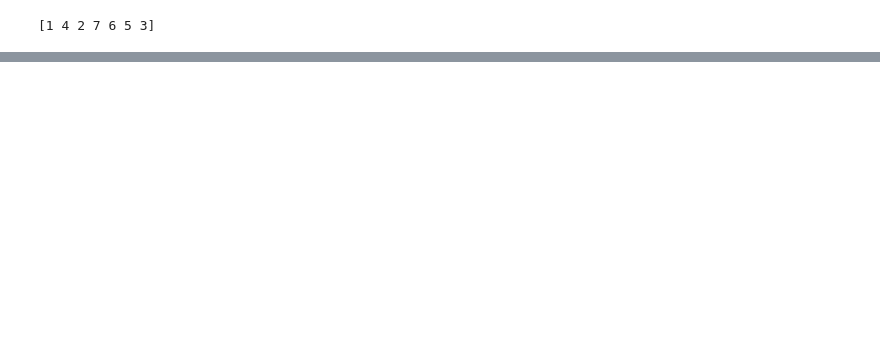
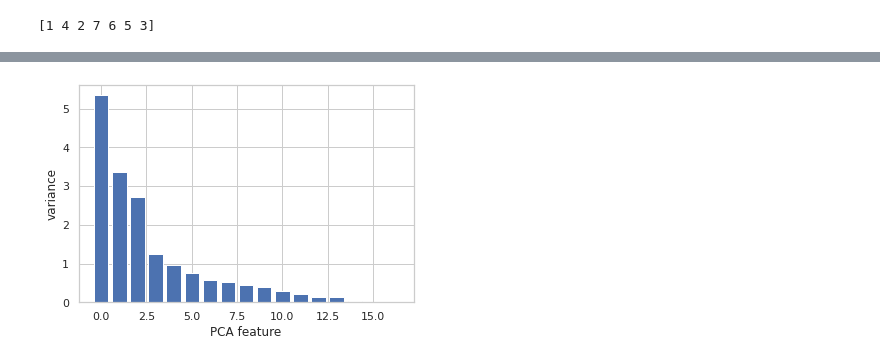
Before and after one commit to vertuam/Experimentos-CCE-UEL, a Jupyter notebook: ProjetoClassificacaoExercicio1.ipynb, the cells around one changed output, grey strips where cells are left out. Saved outputs shown, nothing was run; the diff lists cells and outputs as text; code cells hidden in the pictures; blank space fills up the shorter version.

```diff
--- a/ProjetoClassificacaoExercicio1.ipynb
+++ b/ProjetoClassificacaoExercicio1.ipynb
@@ -81,0 +118,13 @@ print(dfDataset.class_type.unique())
+# %%
+# PCA Variance
+scaler = StandardScaler()
+pca = PCA()
+pipeline = make_pipeline(scaler, pca)
+pipeline.fit(dfDataset)
+
+plt.bar(range(pca.n_components_), pca.explained_variance_)
+plt.xlabel('PCA feature')
+plt.ylabel('variance')
+plt.show()
+# %% [output]
+[figure, added]
```
Also changed, not shown: parts of 10 cells of this notebook.
